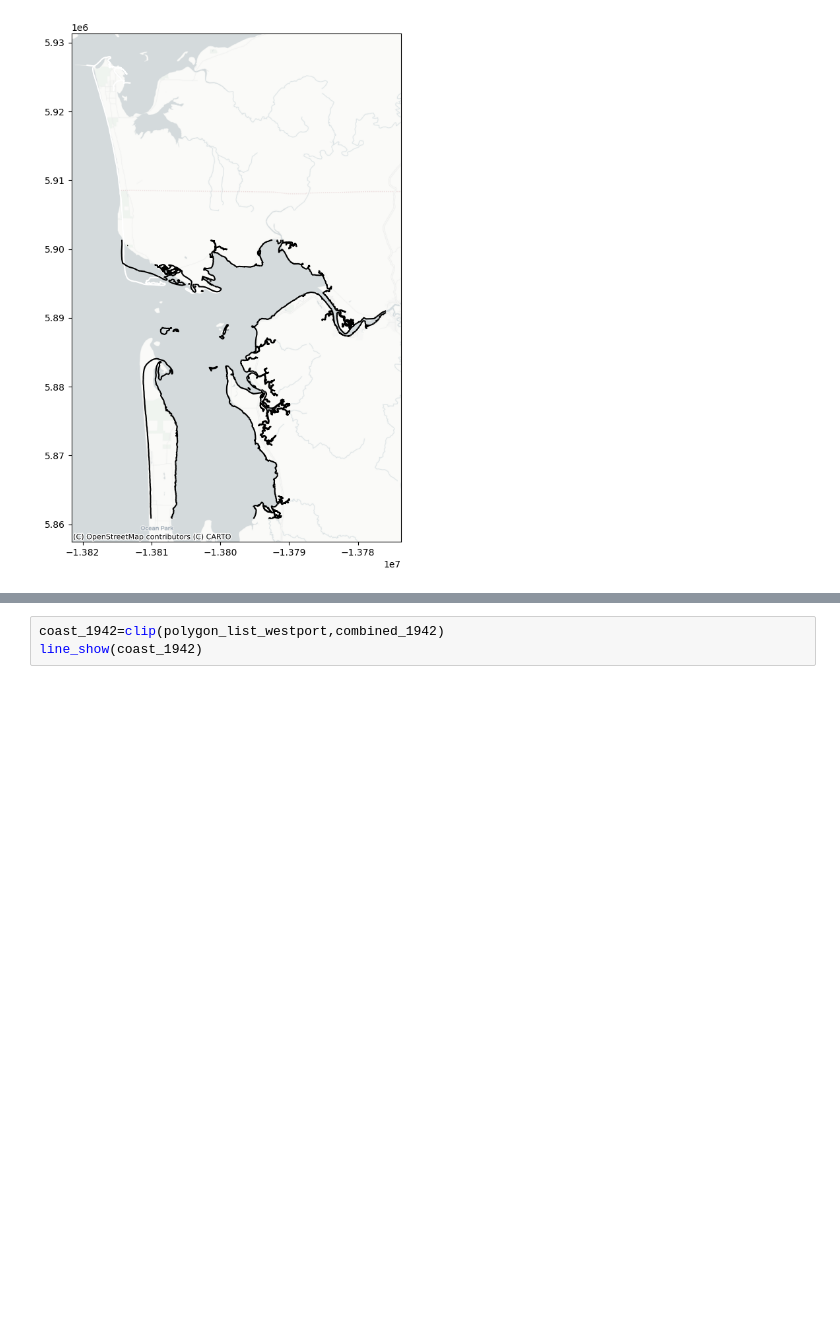
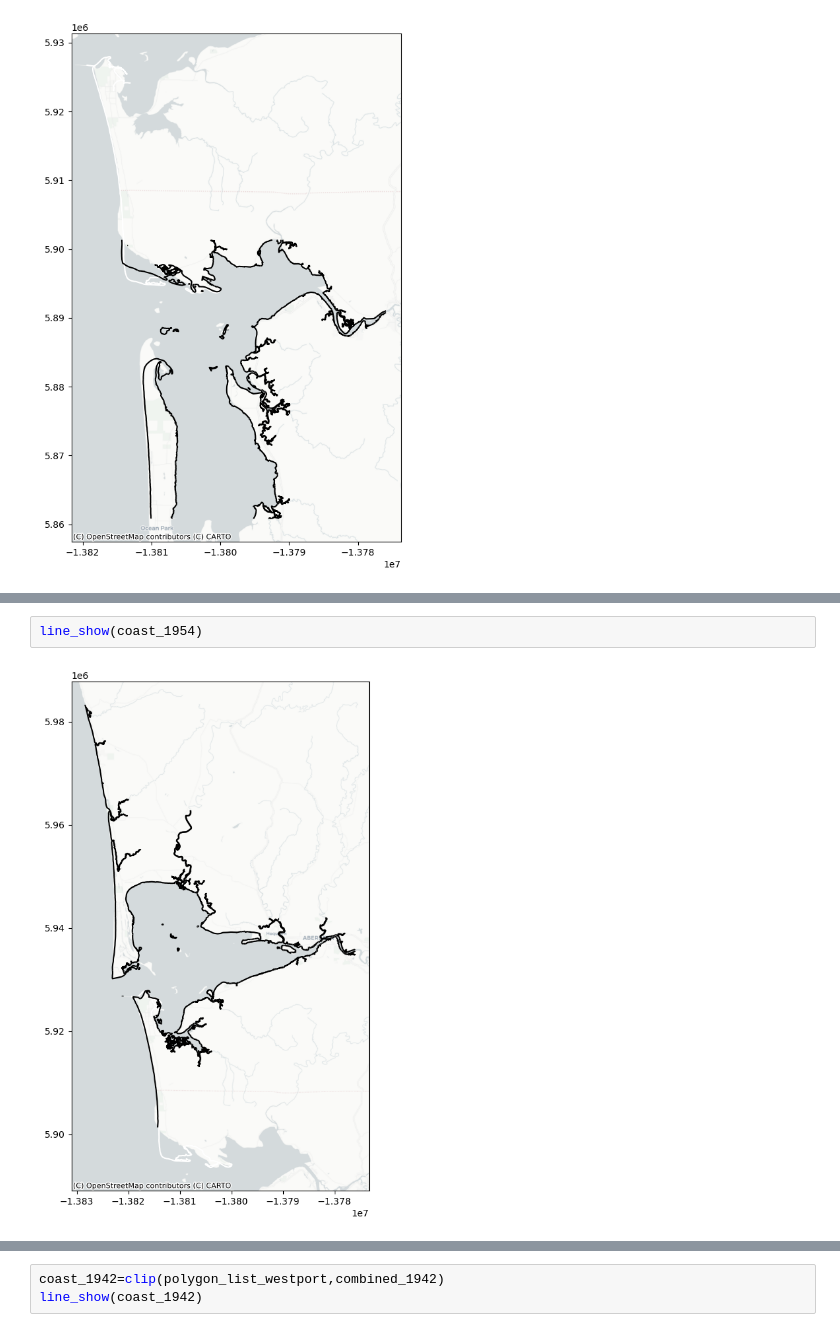
Before and after one commit to JerryLiu-96/Grays_Harbor_Storymap, a Jupyter notebook: interpolation_method/shoreline_1927_1954.ipynb, the cells around one changed output, grey strips where cells are left out. Drawn from its saved outputs; the diff is of its cells as text; blank space fills up the shorter version.

```diff
--- a/interpolation_method/shoreline_1927_1954.ipynb
+++ b/interpolation_method/shoreline_1927_1954.ipynb
@@ -121,0 +88,4 @@ coast_1941
+# %%
+line_show(coast_1954)
+# %% [output]
+[figure, added]
```
Also changed, not shown: parts of 31 cells of this notebook, 16 other files.
